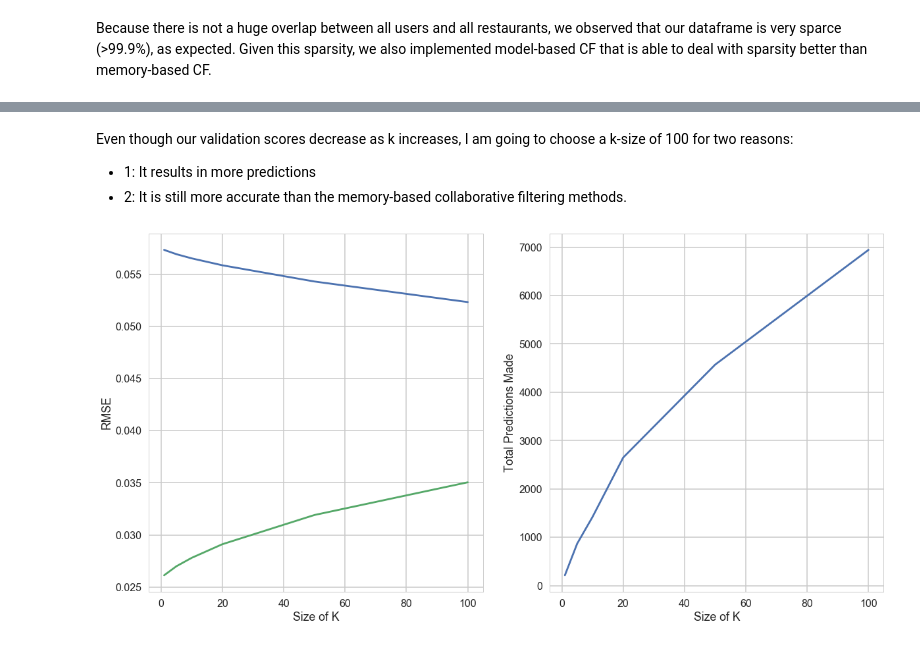
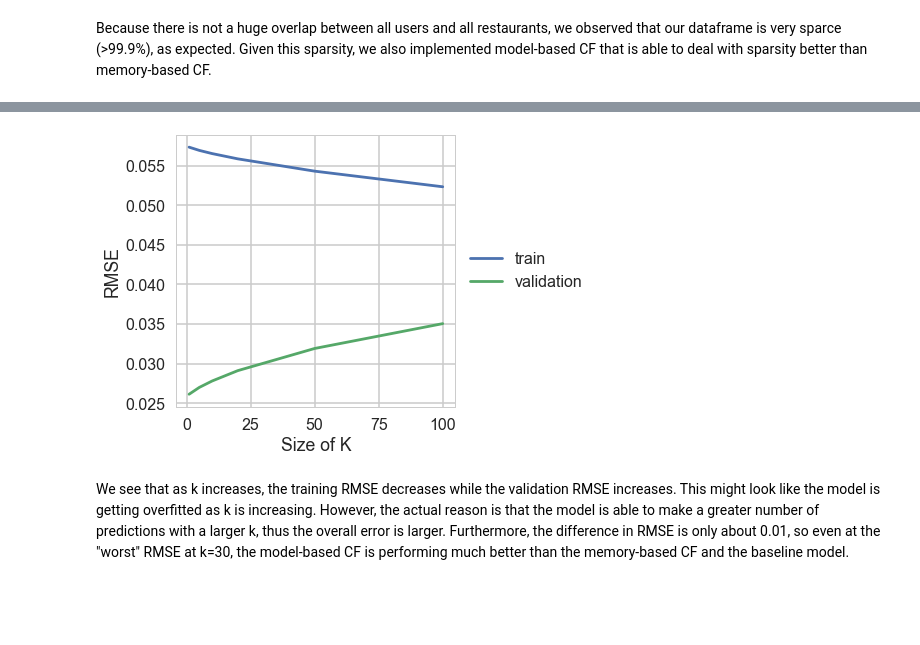
Before and after one commit to yejineun/CS109a_final, a Jupyter notebook: notebooks/final_report_v0.ipynb, the cells around one changed output, grey strips where cells are left out. Saved outputs shown, nothing was run; the diff lists cells and outputs as text; code cells hidden in the pictures; blank space fills up the shorter version.

```diff
--- a/notebooks/final_report_v0.ipynb
+++ b/notebooks/final_report_v0.ipynb
@@ -1476,24 +1464,0 @@ We will use our sample dataset to cross-validate K, since the process is very co
-# %%
-#~remove: run this cell, remove the hardcoded values, then unquote the text
-
-
-
-svd_score_dict = {1: [0.057346689517355373, 0.026127547876128164],
-                 5: [0.056936020620851166, 0.026993274044411215],
-                 10: [0.056534380587183408, 0.027802471185489463],
-                 20: [0.055869145067205292, 0.02910924070725357],
-                 50: [0.054314937475707162, 0.031909755953518956],
-                 100: [0.052340185857727962, 0.035048444838183854]}
-
-svd_df =pd.DataFrame(data=[svd_score_dict[key] for key in svd_score_dict],
-                     index =[key for key in svd_score_dict],
-                    columns=['Train','Validation']).rename_axis('k')
-svd_df.reset_index(drop=False, inplace=True)
-svd_df.sort_values(ascending=True, axis=0, by=['k'], inplace=True)
-
-#~remove everything above this line, then unquote the code below
-
-# """k_list = [1,5,10,20,50,100]
-# svd_score_dict = cross_validate_k(df=sample_train,
-#                                   k_list=k_list,
-#                                   nfolds=5)"""
@@ -1539,5 +1464,0 @@ size_df
-# %% [markdown]
-Even though our validation scores decrease as k increases, I am going to choose a k-size of 100 for two reasons:
-
-- 1: It results in more predictions
-- 2: It is still more accurate than the memory-based collaborative filtering methods.
@@ -1544,16 +1470,15 @@ Even though our validation scores decrease as k increases, I am going to choose
 # %%
 # show
 sns.set_context('poster')
 sns.set_style('whitegrid')
-fig, ax = plt.subplots(1, 2 ,figsize=(20,10))
-ax[0].plot(svd_df['k'], svd_df['Train'], label='train')
-ax[0].plot(svd_df['k'], svd_df['Validation'], label='validation')
-ax[1].plot(size_df['k'], size_df['Total Count of Predictions'])
-ax[0].set_xlabel('Size of K')
-ax[0].set_ylabel('RMSE')
-
-ax[1].set_xlabel('Size of K')
-ax[1].set_ylabel('Total Predictions Made')
+fig, ax = plt.subplots(1, 1 ,figsize=(5,5))
+ax.plot(svd_df['k'], svd_df['Train'], label='train')
+ax.plot(svd_df['k'], svd_df['Validation'], label='validation')
+plt.legend(loc='center left', bbox_to_anchor=(1, 0.5))
+ax.set_xlabel('Size of K')
+ax.set_ylabel('RMSE')
 plt.show()
 # %% [output]
-[figure, old version]
+[figure, new version]
+# %% [markdown]
+We see that as k increases, the training RMSE decreases while the validation RMSE increases. This might look like the model is getting overfitted as k is increasing. However, the actual reason is that the model is able to make a greater number of predictions with a larger k, thus the overall error is larger. Furthermore, the difference in RMSE is only about 0.01, so even at the "worst" RMSE at k=30, the model-based CF is performing much better than the memory-based CF and the baseline model.
```
Also changed, not shown: parts of 17 cells of this notebook, 2 other files.
